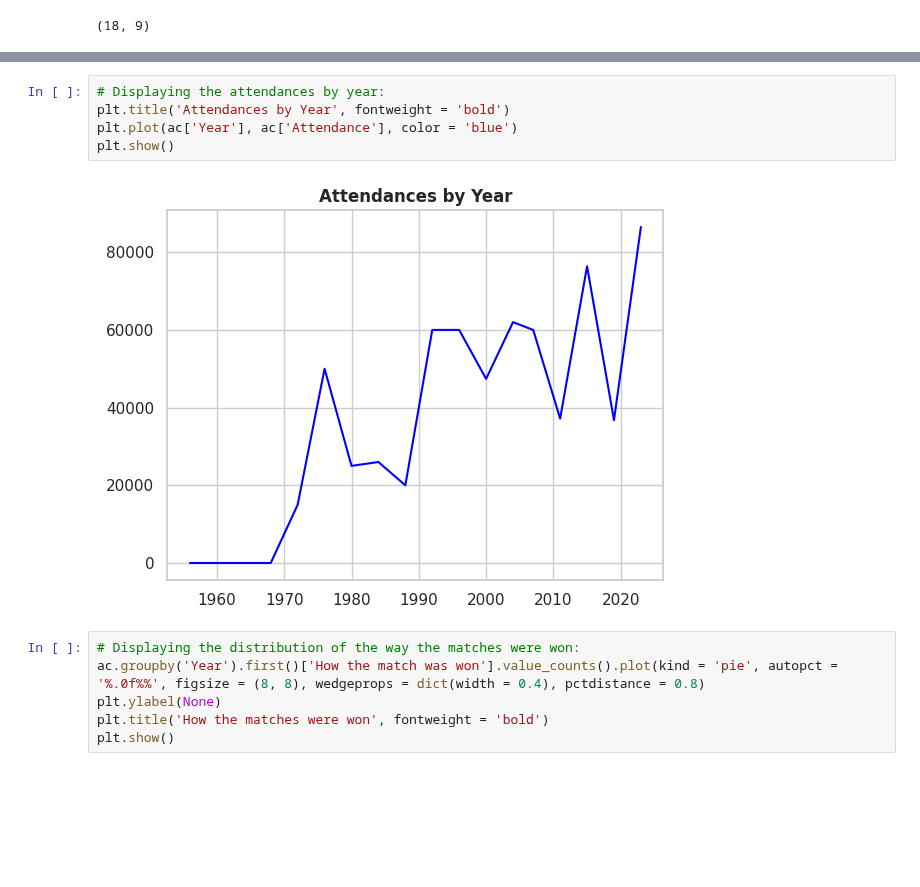
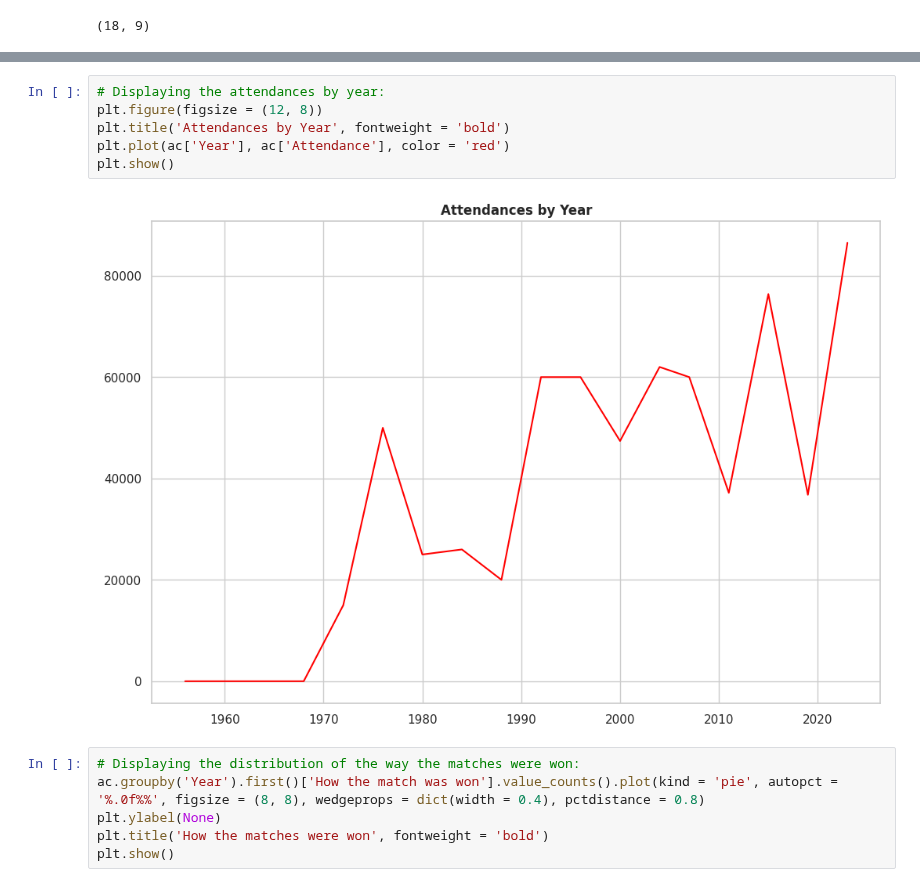
Before and after one commit to guilhermelaviola/SoccerCompetitionsStudy, a Jupyter notebook: AsianCupStudy.ipynb, the cells around one changed output, grey strips where cells are left out. Saved outputs shown, nothing was run; the diff lists cells and outputs as text; blank space fills up the shorter version.

Commit message:
I updated the colors.

```diff
--- a/AsianCupStudy.ipynb
+++ b/AsianCupStudy.ipynb
@@ -90,10 +90,11 @@ plt.show()
 # %%
 # Displaying the attendances by year:
+plt.figure(figsize = (12, 8))
 plt.title('Attendances by Year', fontweight = 'bold')
-plt.plot(ac['Year'], ac['Attendance'], color = 'blue')
+plt.plot(ac['Year'], ac['Attendance'], color = 'red')
 plt.show()
 # %% [output]
-[figure, old version]
+[figure, new version]
 # %%
 # Displaying the distribution of the way the matches were won:
 ac.groupby('Year').first()['How the match was won'].value_counts().plot(kind = 'pie', autopct = '%.0f%%', figsize = (8, 8), wedgeprops = dict(width = 0.4), pctdistance = 0.8)
```
Also changed, not shown: parts of 5 cells of this notebook.
